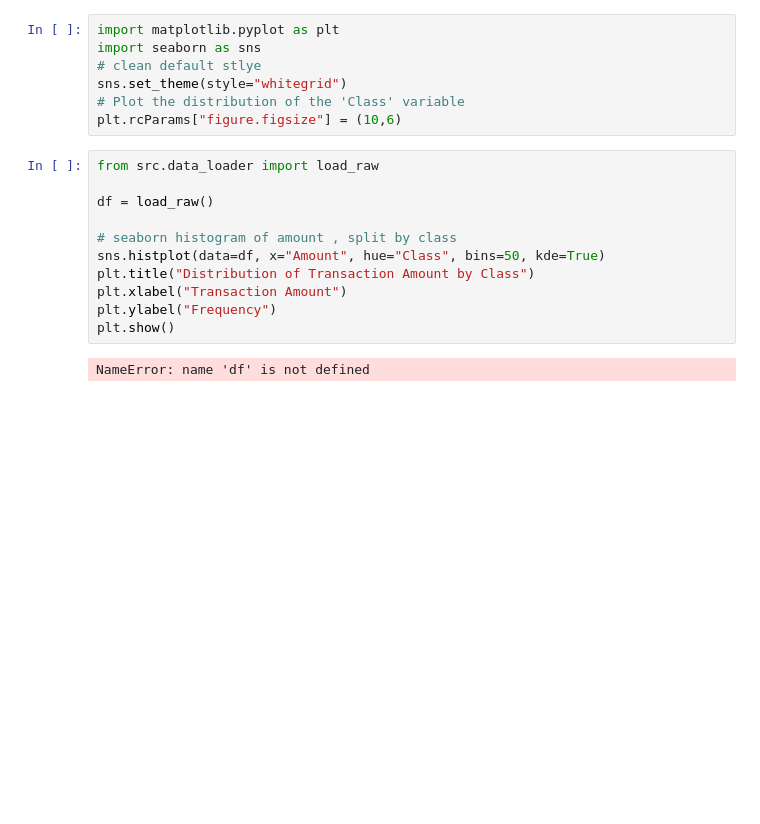
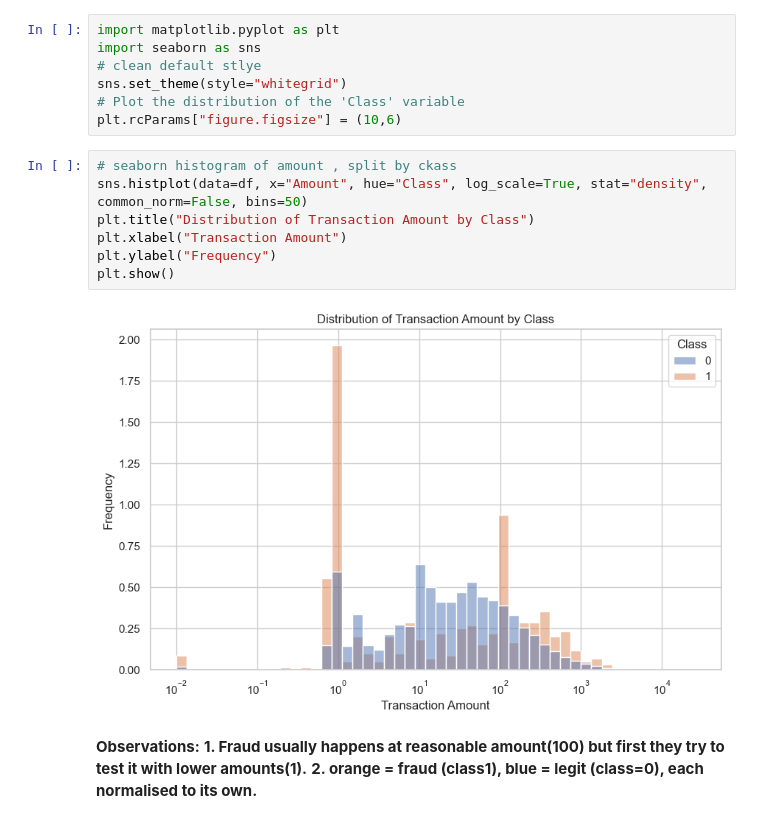
Before and after one commit to PRIYANSH29-boop/fraud-detection-explainable-ai, a Jupyter notebook: notebooks/01_eda.ipynb, the cells around one changed output. Drawn from its saved outputs; the diff is of its cells as text; blank space fills up the shorter version.

```diff
--- a/notebooks/01_eda.ipynb
+++ b/notebooks/01_eda.ipynb
@@ -55,15 +55,15 @@ sns.set_theme(style="whitegrid")
 # Plot the distribution of the 'Class' variable
 plt.rcParams["figure.figsize"] = (10,6)
 # %%
-from src.data_loader import load_raw
-
-df = load_raw()
-
-# seaborn histogram of amount , split by class
-sns.histplot(data=df, x="Amount", hue="Class", bins=50, kde=True)
+# seaborn histogram of amount , split by ckass
+sns.histplot(data=df, x="Amount", hue="Class", log_scale=True, stat="density", common_norm=False, bins=50)
 plt.title("Distribution of Transaction Amount by Class")
 plt.xlabel("Transaction Amount")
 plt.ylabel("Frequency")
 plt.show()
 # %% [output]
-NameError: name 'df' is not defined
+[figure, added]
+# %% [markdown]
+**Observations:**
+**1. Fraud usually happens at reasonable amount(100) but first they try to test it with lower amounts(1).**
+**2. orange = fraud (class1), blue = legit (class=0), each normalised to its own.**
```
Also changed, not shown: parts of 13 cells of this notebook, 12 other files.
